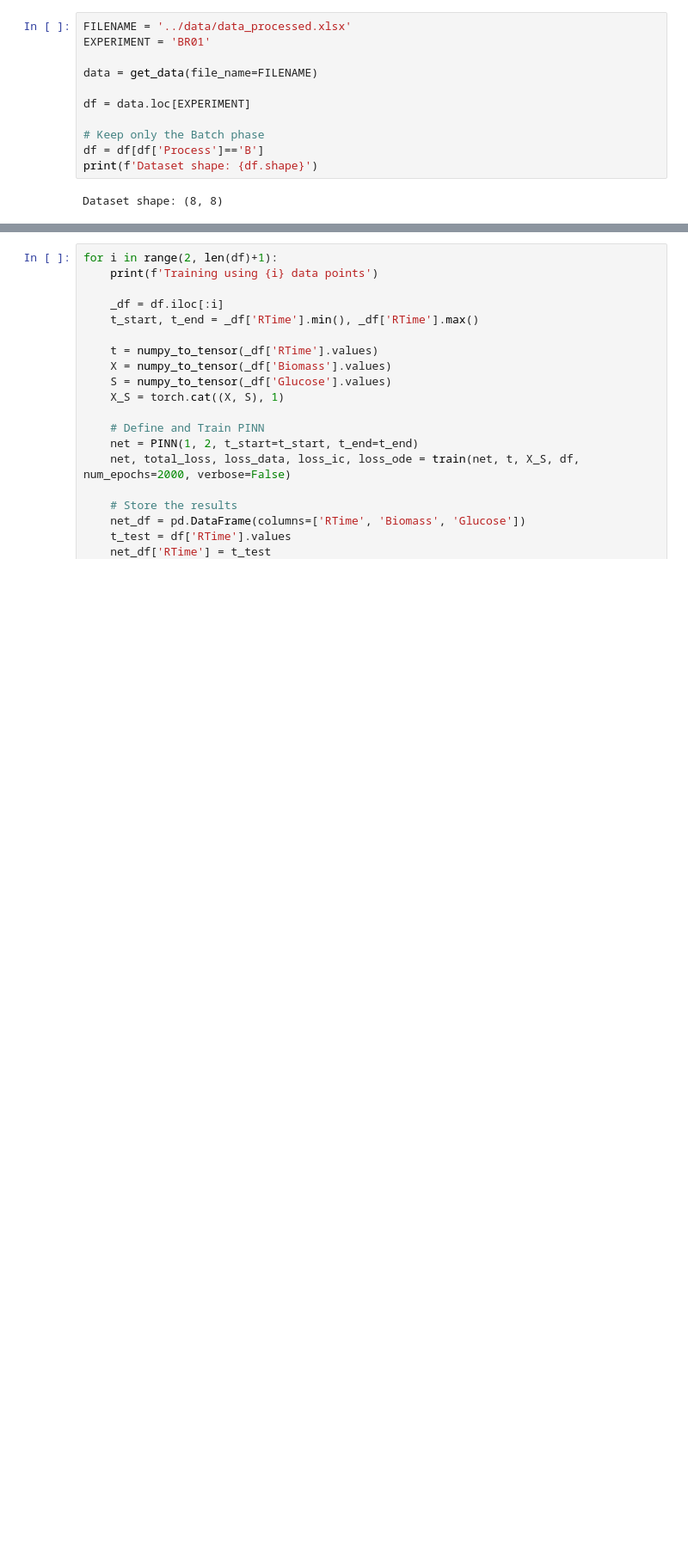
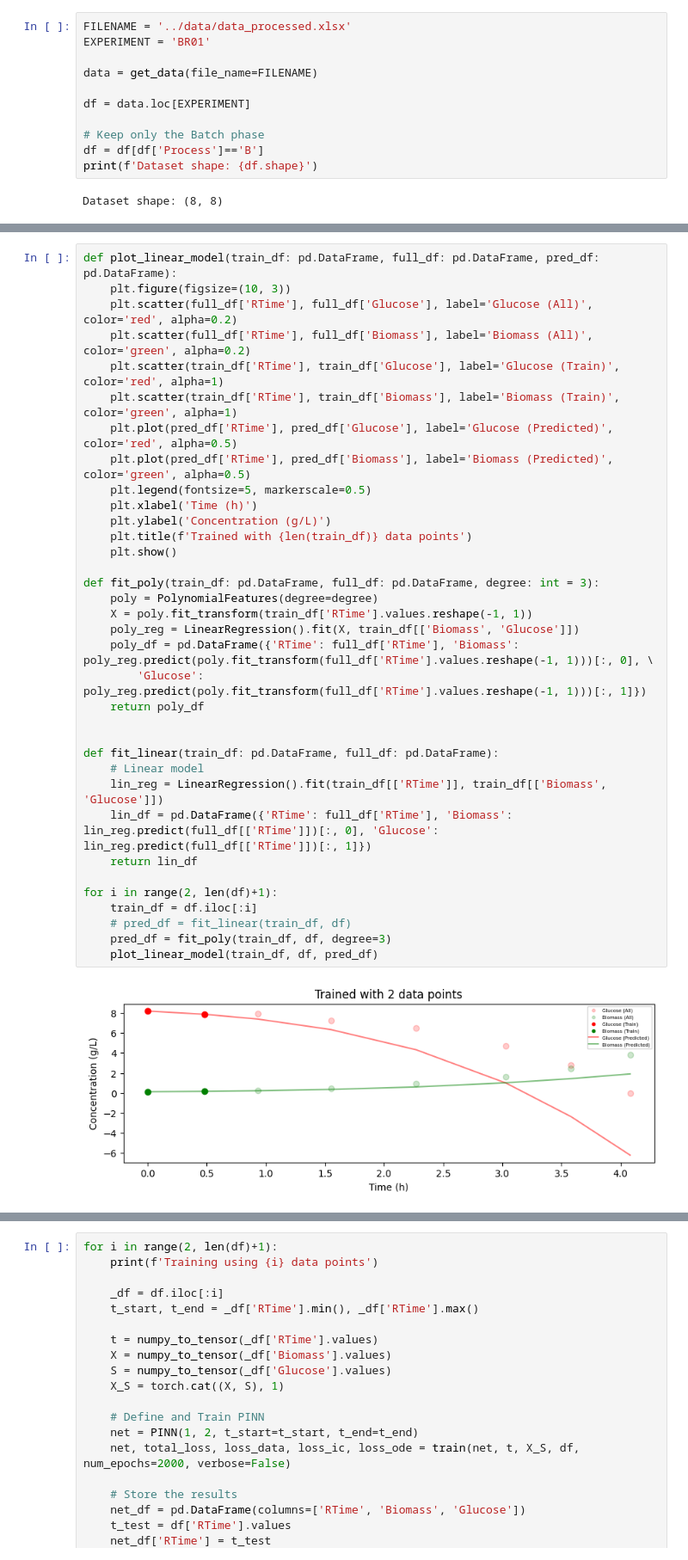
Before and after one commit to costasmexis/dynamic-modeling, a Jupyter notebook: notebooks/batch_main.ipynb, the cells around one changed output, grey strips where cells are left out. Shown at 86% size. Drawn from its saved outputs; the diff is of its cells as text; blank space fills up the shorter version.

Commit message:
Added simple Linear models on Batch phase

```diff
--- a/notebooks/batch_main.ipynb
+++ b/notebooks/batch_main.ipynb
@@ -67,0 +85,37 @@ Dataset shape: (8, 8)
+# %%
+def plot_linear_model(train_df: pd.DataFrame, full_df: pd.DataFrame, pred_df: pd.DataFrame):
+    plt.figure(figsize=(10, 3))
+    plt.scatter(full_df['RTime'], full_df['Glucose'], label='Glucose (All)', color='red', alpha=0.2)
+    plt.scatter(full_df['RTime'], full_df['Biomass'], label='Biomass (All)', color='green', alpha=0.2)
+    plt.scatter(train_df['RTime'], train_df['Glucose'], label='Glucose (Train)', color='red', alpha=1)
+    plt.scatter(train_df['RTime'], train_df['Biomass'], label='Biomass (Train)', color='green', alpha=1)
+    plt.plot(pred_df['RTime'], pred_df['Glucose'], label='Glucose (Predicted)', color='red', alpha=0.5)
+    plt.plot(pred_df['RTime'], pred_df['Biomass'], label='Biomass (Predicted)', color='green', alpha=0.5)
+    plt.legend(fontsize=5, markerscale=0.5)
+    plt.xlabel('Time (h)')
+    plt.ylabel('Concentration (g/L)')
+    plt.title(f'Trained with {len(train_df)} data points')
+    plt.show()
+
+def fit_poly(train_df: pd.DataFrame, full_df: pd.DataFrame, degree: int = 3):
+    poly = PolynomialFeatures(degree=degree)
+    X = poly.fit_transform(train_df['RTime'].values.reshape(-1, 1))
+    poly_reg = LinearRegression().fit(X, train_df[['Biomass', 'Glucose']])
+    poly_df = pd.DataFrame({'RTime': full_df['RTime'], 'Biomass': poly_reg.predict(poly.fit_transform(full_df['RTime'].values.reshape(-1, 1)))[:, 0], \
+        'Glucose': poly_reg.predict(poly.fit_transform(full_df['RTime'].values.reshape(-1, 1)))[:, 1]})
+    return poly_df
+
+
+def fit_linear(train_df: pd.DataFrame, full_df: pd.DataFrame):
+    # Linear model
+    lin_reg = LinearRegression().fit(train_df[['RTime']], train_df[['Biomass', 'Glucose']])
+    lin_df = pd.DataFrame({'RTime': full_df['RTime'], 'Biomass': lin_reg.predict(full_df[['RTime']])[:, 0], 'Glucose': lin_reg.predict(full_df[['RTime']])[:, 1]})
+    return lin_df
+
+for i in range(2, len(df)+1):
+    train_df = df.iloc[:i]
+    # pred_df = fit_linear(train_df, df)
+    pred_df = fit_poly(train_df, df, degree=3)
+    plot_linear_model(train_df, df, pred_df)
+# %% [output]
+[figure, added]
```
Also changed, not shown: parts of 4 cells of this notebook.
